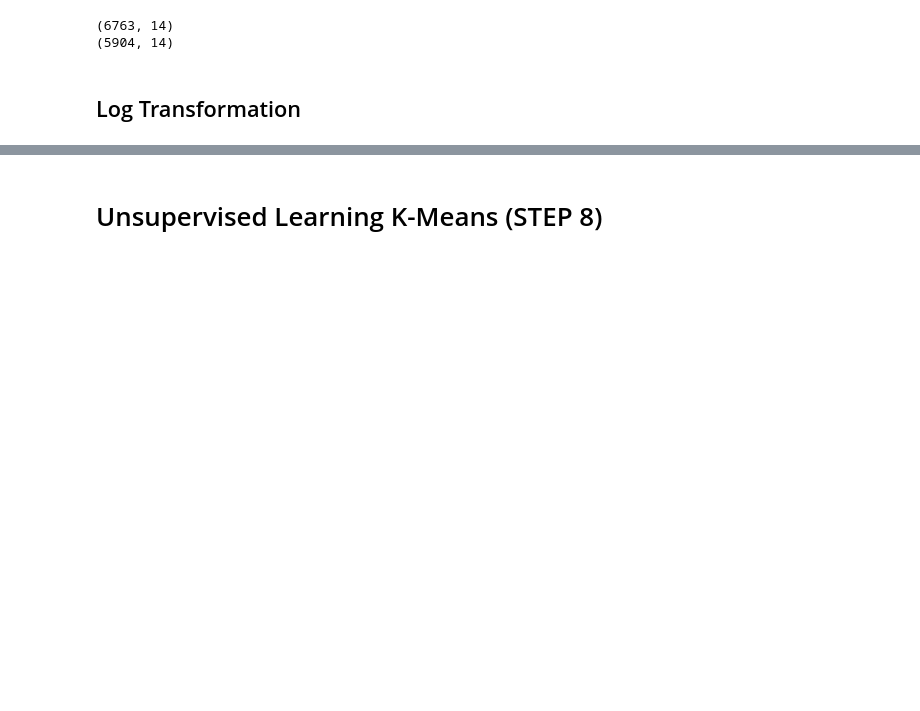
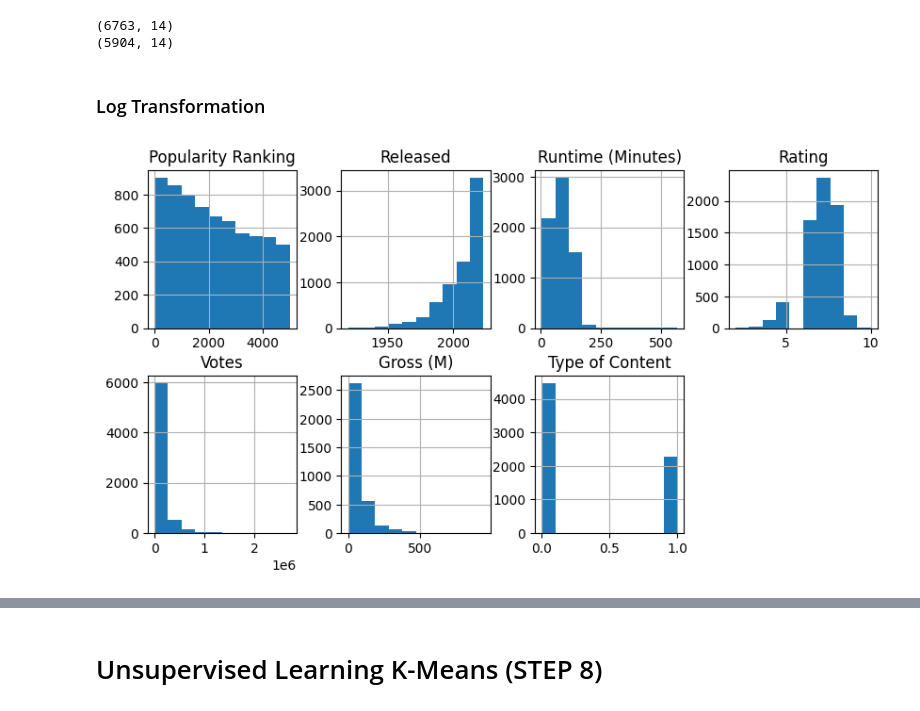
Before and after one commit to Keerat-Singh/Advanced-Python-AI-and-ML-Tools, a Jupyter notebook: main.ipynb, the cells around one changed output, grey strips where cells are left out. Cells and saved outputs as stored; diff of their text form; code cells hidden in the pictures; blank space fills up the shorter version.

```diff
--- a/main.ipynb
+++ b/main.ipynb
@@ -683,7 +692,7 @@ plt.show()
 # Encoding methods (STEP 5)
 # %%
 # We have already done some encoding above (changing Year column to Released and Finish with numerical values)
-X = db[db['Rating'] != 'Upcoming']
+
 X.info()
 # %% [output]
 <class 'pandas.core.frame.DataFrame'>
@@ -968,4 +944,4 @@ print(dummy_db.shape)
 (6763, 14)
 (5904, 14)
 # %% [markdown]
-## Log Transformation
+### Log Transformation
@@ -971,0 +950,5 @@ print(dummy_db.shape)
+# %%
+dummy_db.hist(bins= 10, layout= (2, 4), figsize= (10,5))
+plt.show()
+# %% [output]
+[figure, added]
```
Also changed, not shown: parts of 52 cells of this notebook, 1 other file.
